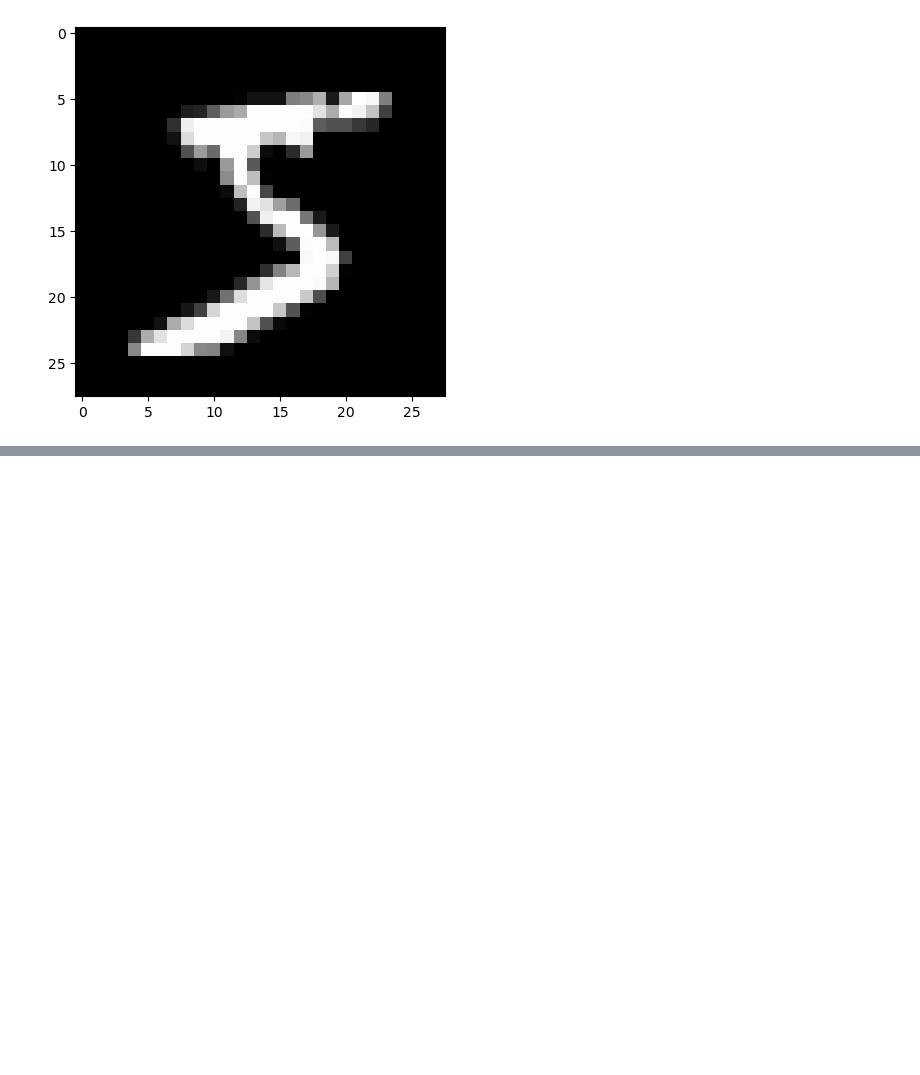
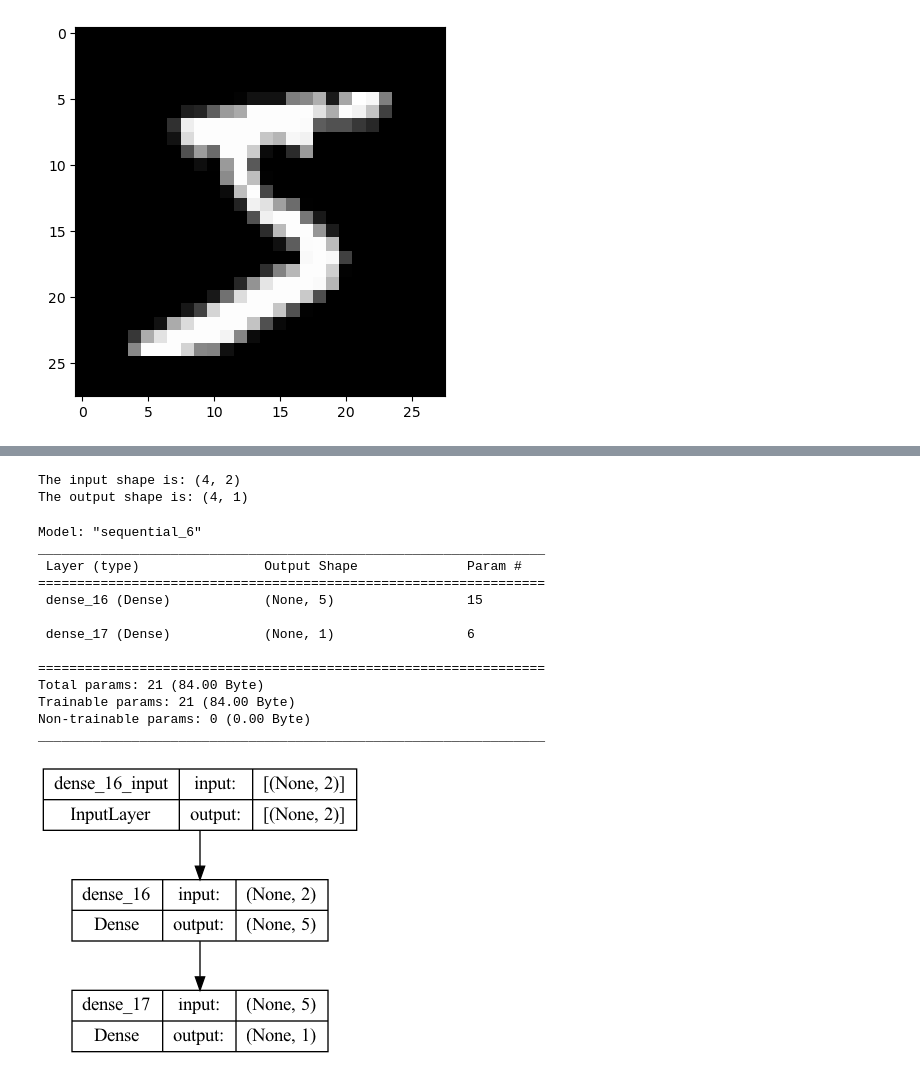
Before and after one commit to GiaKhangLuu/deep_learning_exercises, a Jupyter notebook: day_02/mlp_keras.ipynb, the cells around one changed output, grey strips where cells are left out. Saved outputs shown, nothing was run; the diff lists cells and outputs as text; code cells hidden in the pictures; blank space fills up the shorter version.

```diff
--- a/day_02/mlp_keras.ipynb
+++ b/day_02/mlp_keras.ipynb
@@ -115,0 +149,36 @@ Epoch 10/50
+# %%
+# 2. Prepare dataset
+X = np.array([[0, 0], [0, 1], [1, 0], [1, 1]])
+Y = np.array([[0], [1], [1], [0]])
+
+print(f"The input shape is: {X.shape}")
+print(f"The output shape is: {Y.shape}")
+# %% [output]
+The input shape is: (4, 2)
+The output shape is: (4, 1)
+# %%
+# 3. Design model
+model = Sequential()
+
+input_size = X.shape[1]
+
+model.add(Dense(units=5, input_dim=input_size, activation='relu'))
+model.add(Dense(units=1, activation='sigmoid'))
+
+model.summary()
+plot_model(model, to_file='mlp-xor.png', show_shapes=True)
+# %% [output]
+Model: "sequential_6"
+_________________________________________________________________
+ Layer (type)                Output Shape              Param #
+=================================================================
+ dense_16 (Dense)            (None, 5)                 15
+
+ dense_17 (Dense)            (None, 1)                 6
+
+=================================================================
+Total params: 21 (84.00 Byte)
+Trainable params: 21 (84.00 Byte)
+Non-trainable params: 0 (0.00 Byte)
+_________________________________________________________________
+[figure, added]
```
Also changed, not shown: parts of 14 cells of this notebook, 2 other files.
